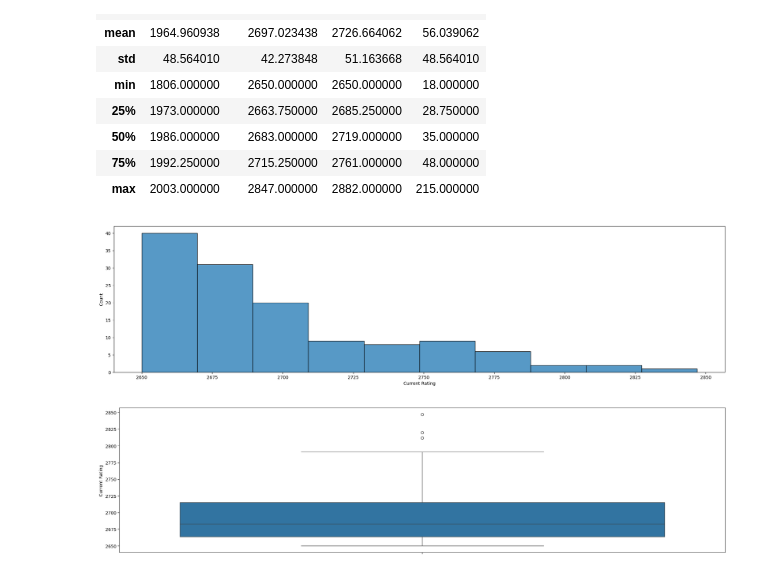
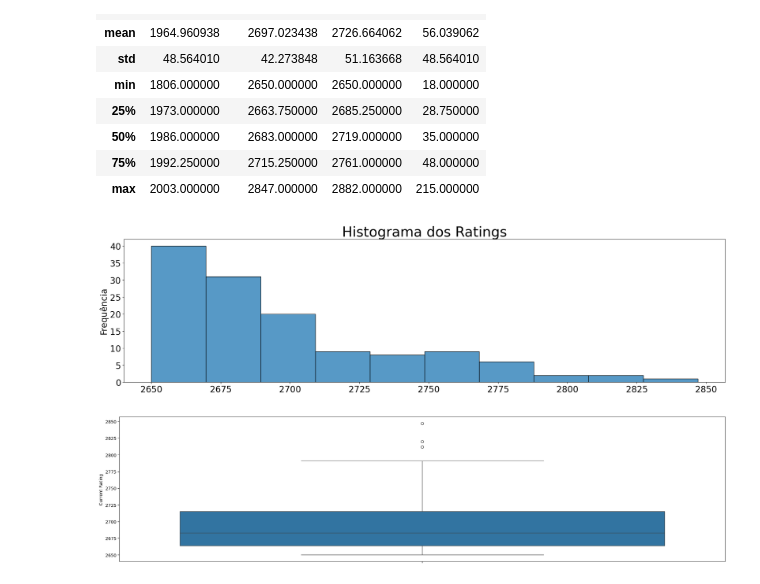
Before and after one commit to PeronxD/Python, a Jupyter notebook: análises_chess.ipynb, the cells around one changed output. Cells and saved outputs as stored; diff of their text form; code cells hidden in the pictures.

```diff
--- a/análises_chess.ipynb
+++ b/análises_chess.ipynb
@@ -104,7 +104,7 @@ dados = dados.sort_values(by='Current Rating', ascending=False).reset_index(drop
 # %%
 import seaborn as sns
 import matplotlib.pyplot as plt
-plt.rcParams["figure.figsize"] = (25,6)
+plt.rcParams["figure.figsize"] = (20, 12)
 # %%
 dados.describe()
 # %% [output]
@@ -118,11 +118,16 @@ dados.describe()
 | 75% | 1992.250000 | 2715.250000 | 2761.000000 | 48.000000 |
 | max | 2003.000000 | 2847.000000 | 2882.000000 | 215.000000 |
 # %%
-# histogrma dos ratings
+# Histograma dos ratings
 sns.histplot(dados['Current Rating'])
+plt.title('Histograma dos Ratings', fontsize=32)
+plt.ylabel('Frequência',fontsize=20)
+plt.xlabel('')
+plt.xticks(fontsize=20)
+plt.yticks(fontsize=20)
 plt.show()
 # %% [output]
-[figure, old version]
+[figure, new version]
 # %%
 #boxplot dos ratings
 sns.boxplot(dados['Current Rating'])
```
Also changed, not shown: parts of 3 cells of this notebook.
